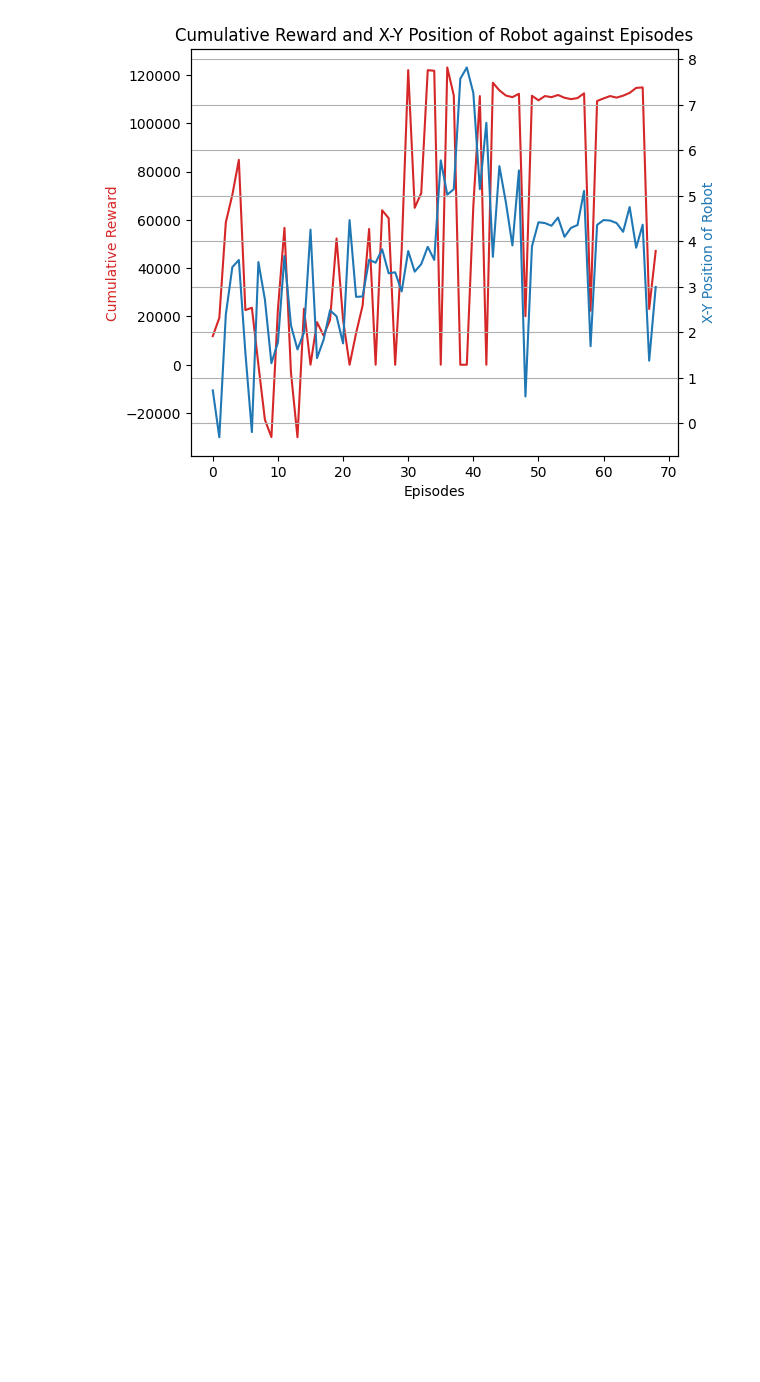
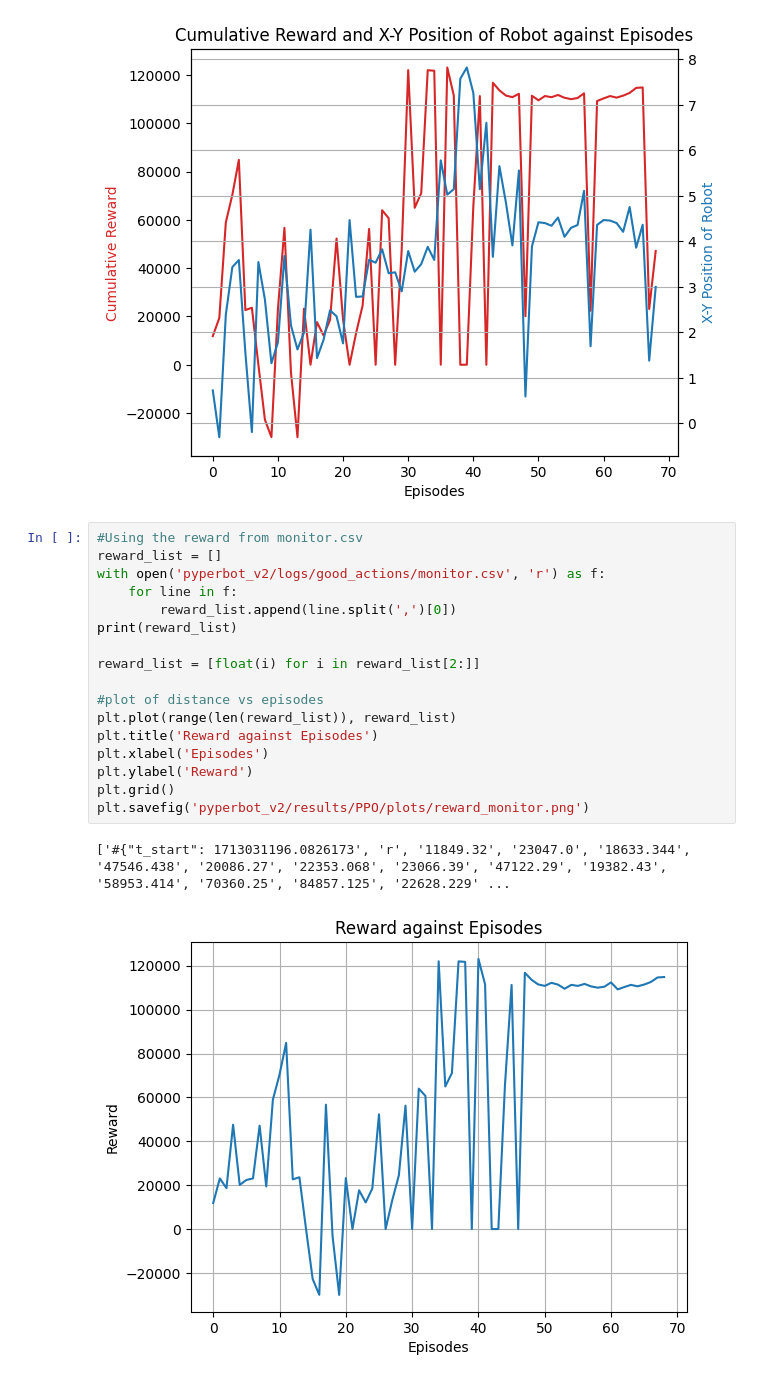
Before and after one commit to IronGard/Pyperbot-v2, a Jupyter notebook: visualisation.ipynb, the cells around one changed output. Cells and saved outputs as stored; diff of their text form; blank space fills up the shorter version.

Commit message:
most updated results

```diff
--- a/visualisation.ipynb
+++ b/visualisation.ipynb
@@ -218,3 +208,23 @@ plt.grid()
 plt.savefig('pyperbot_v2/results/PPO/plots/reward_xsuby.png')
 # %% [output]
 [figure]
+# %%
+#Using the reward from monitor.csv
+reward_list = []
+with open('pyperbot_v2/logs/good_actions/monitor.csv', 'r') as f:
+    for line in f:
+        reward_list.append(line.split(',')[0])
+print(reward_list)
+
+reward_list = [float(i) for i in reward_list[2:]]
+
+#plot of distance vs episodes
+plt.plot(range(len(reward_list)), reward_list)
+plt.title('Reward against Episodes')
+plt.xlabel('Episodes')
+plt.ylabel('Reward')
+plt.grid()
+plt.savefig('pyperbot_v2/results/PPO/plots/reward_monitor.png')
+# %% [output]
+['#{"t_start": 1713031196.0826173', 'r', '11849.32', '23047.0', '18633.344', '47546.438', '20086.27', '22353.068', '23066.39', '47122.29', '19382.43', '58953.414', '70360.25', '84857.125', '22628.229' ...
+[figure, added]
```
Also changed, not shown: parts of 3 cells of this notebook, 4 other files.
